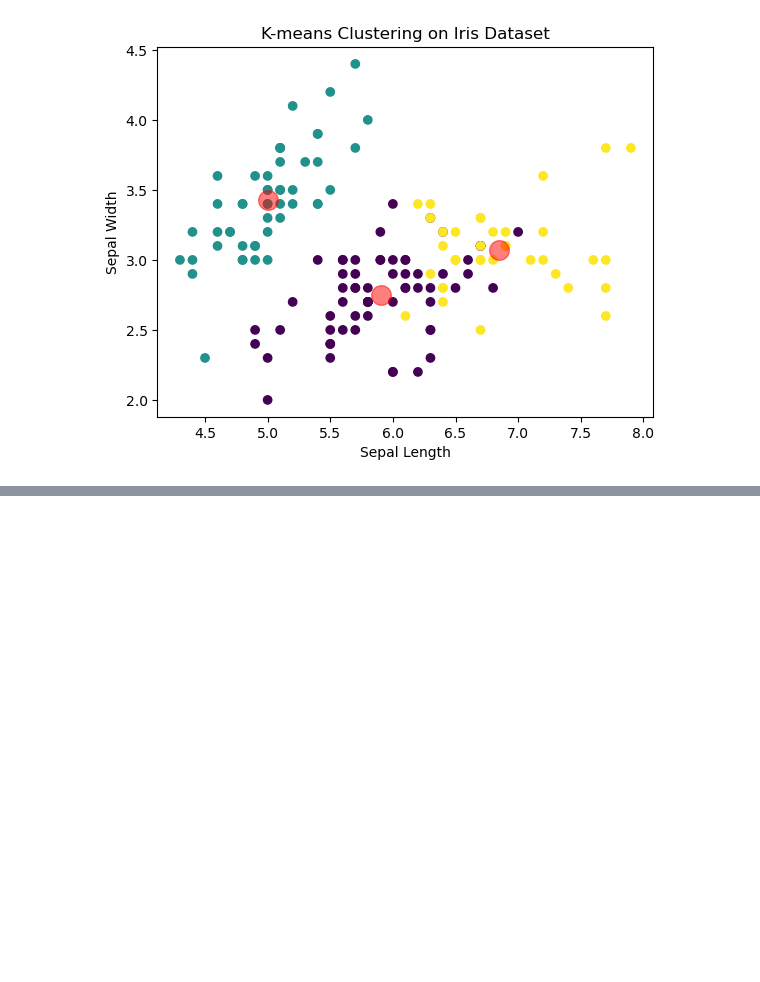
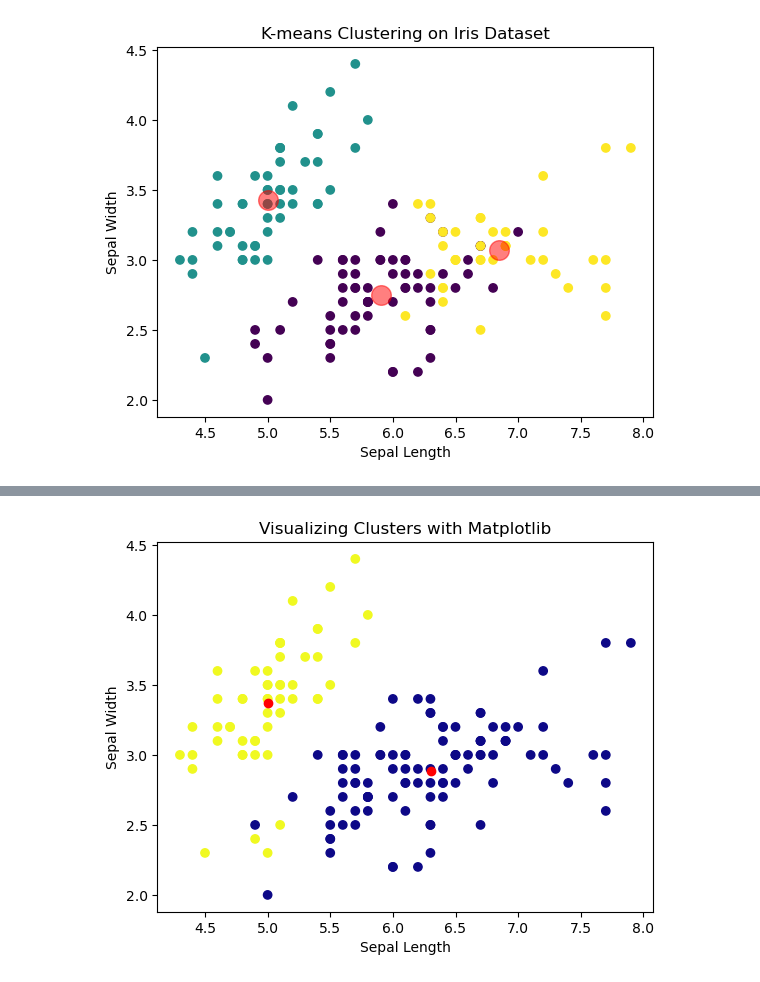
Before and after one commit to Amoako419/Clustering, a Jupyter notebook: iris_dataset.ipynb, the cells around one changed output, grey strips where cells are left out. Drawn from its saved outputs; the diff is of its cells as text; code cells hidden in the pictures; blank space fills up the shorter version.

```diff
--- a/iris_dataset.ipynb
+++ b/iris_dataset.ipynb
@@ -26,0 +50,29 @@ plt.show()
+# %%
+import numpy as np
+import matplotlib.pyplot as plt
+from sklearn.datasets import load_iris
+
+# Load the Iris dataset
+iris = load_iris()
+data = iris.data
+
+# K-means algorithm
+def kmeans(data, k, iterations):
+    centroids = data[:k]
+    for _ in range(iterations):
+        labels = np.argmin(np.linalg.norm(data[:, None] - centroids, axis=2), axis=1)
+        centroids = np.array([data[labels == j].mean(axis=0) for j in range(k)])
+    return labels, centroids
+
+# Running the algorithm
+labels, centroids = kmeans(data, k=2, iterations=10)
+
+# Visualizing the result
+plt.scatter(data[:, 0], data[:, 1], c=labels, cmap='plasma')  # Plot data points
+plt.scatter(centroids[:, 0], centroids[:, 1], c='red')  # Plot centroids
+plt.title('Visualizing Clusters with Matplotlib')  # Set plot title
+plt.xlabel('Sepal Length')  # Set x-axis label
+plt.ylabel('Sepal Width')  # Set y-axis label
+plt.show()
+# %% [output]
+[figure, added]
```
Also changed, not shown: parts of 1 cell of this notebook.
